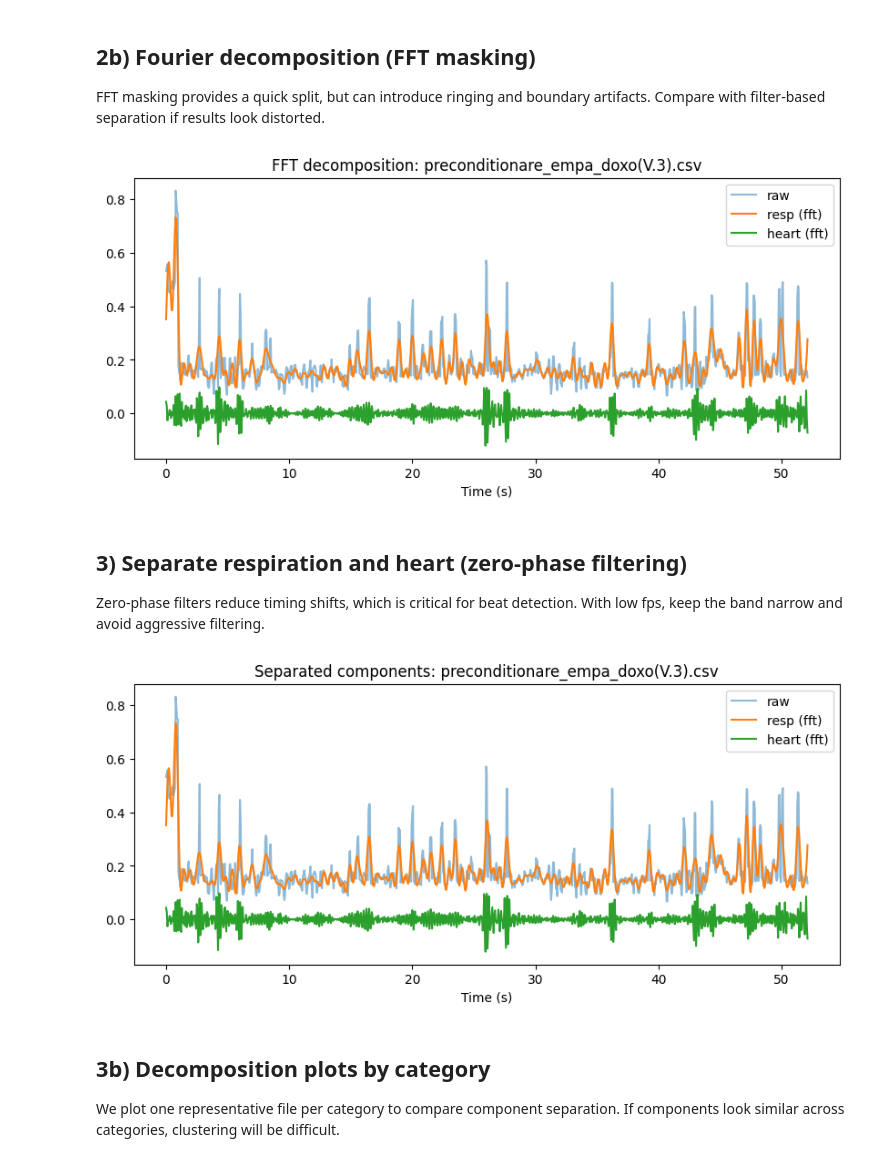
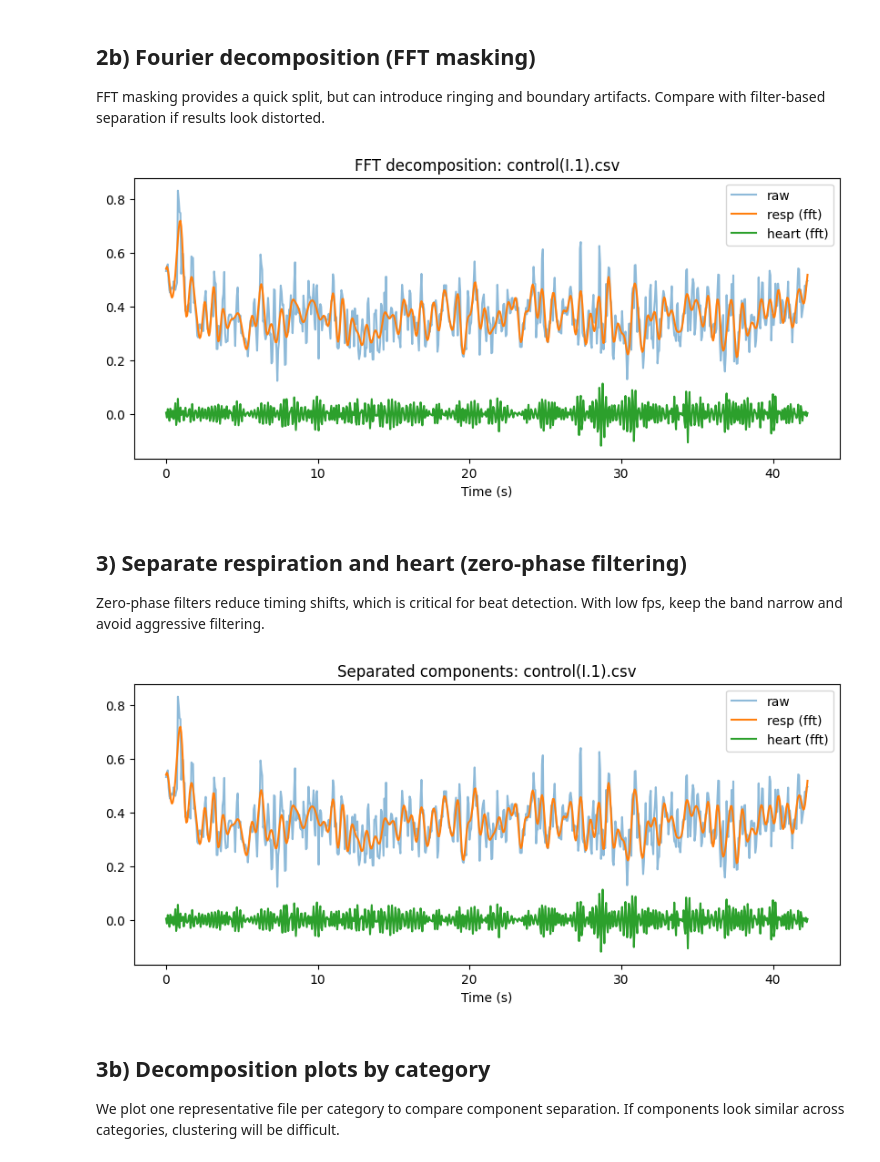
Before and after one commit to taddeusb90/heart-ts-analysis, a Jupyter notebook: notebooks/heart_midas_pipeline.ipynb, the cells around one changed output. Cells and saved outputs as stored; diff of their text form; code cells hidden in the pictures.

```diff
--- a/notebooks/heart_midas_pipeline.ipynb
+++ b/notebooks/heart_midas_pipeline.ipynb
@@ -60,5 +60,8 @@ Install h5py to use hdf5 features: http://docs.h5py.org/
 # %%
 DATA_DIR = Path("../data")
+OUTPUT_DIR = Path("../outputs")
+FIG_DIR = OUTPUT_DIR / "figures"
+FIG_DPI = 150
 FRAME_RATE_FPS = 18.0
 USE_FRAME_RATE = True
 RESP_BAND_HZ = (0.1, 2.0)
@@ -70,6 +73,10 @@ REFRACTORY_S = 0.9 * (60.0 / MAX_BPM)
 BEAT_WINDOW_S = (0.3 * (60.0 / MIN_BPM), 0.7 * (60.0 / MIN_BPM))
 ENV_SMOOTH_S = 0.08
 RESAMPLE_LEN = 256
+# %%
+def save_fig(name: str) -> None:
+    FIG_DIR.mkdir(parents=True, exist_ok=True)
+    plt.savefig(FIG_DIR / name, dpi=FIG_DPI, bbox_inches="tight")
 # %% [markdown]
 ## Expected heart rate range
 
@@ -203,26 +211,28 @@ Compare with filter-based separation if results look distorted.
 # %%
 def fft_bandpass(signal: np.ndarray, fs: float, band: tuple[float, float]) -> np.ndarray:
     n = len(signal)
     freqs = np.fft.rfftfreq(n, d=1.0 / fs)
     fft_vals = np.fft.rfft(signal)
     low, high = band
     mask = (freqs >= low) & (freqs <= high)
     filtered_fft = np.where(mask, fft_vals, 0)
     return np.fft.irfft(filtered_fft, n=n)
 
 
+rec = records[0]
 resp_fft = fft_bandpass(rec.signal, rec.fs, (0.0, RESP_BAND_HZ[1]))
 heart_fft = fft_bandpass(rec.signal, rec.fs, HEART_BAND_HZ)
 plt.figure(figsize=(10, 4))
 plt.plot(rec.time_s, rec.signal, label="raw", alpha=0.5)
 plt.plot(rec.time_s, resp_fft, label="resp (fft)")
 plt.plot(rec.time_s, heart_fft, label="heart (fft)")
 plt.legend()
 plt.title(f"FFT decomposition: {rec.path.name}")
 plt.xlabel("Time (s)")
+save_fig(f"fft_decomposition_{rec.path.stem}.png")
 plt.show()
 # %% [output]
-[figure, old version]
+[figure, new version]
 # %% [markdown]
 ## 3) Separate respiration and heart (zero-phase filtering)
 
@@ -267,6 +277,7 @@ def separate_components(signal: np.ndarray, fs: float, method: str = "filter") -
     return resp, heart
 
 
+rec = records[0]
 resp, heart = separate_components(rec.signal, rec.fs, method=SEPARATION_METHOD)
 plt.figure(figsize=(10, 4))
 plt.plot(rec.time_s, rec.signal, label="raw", alpha=0.5)
@@ -275,9 +286,10 @@ plt.plot(rec.time_s, heart, label=f"heart ({SEPARATION_METHOD})")
 plt.legend()
 plt.title(f"Separated components: {rec.path.name}")
 plt.xlabel("Time (s)")
+save_fig(f"separation_{SEPARATION_METHOD}_{rec.path.stem}.png")
 plt.show()
 # %% [output]
-[figure, old version]
+[figure, new version]
 # %% [markdown]
 ## 3b) Decomposition plots by category
 
```
Also changed, not shown: parts of 11 cells of this notebook, 10 other files.
